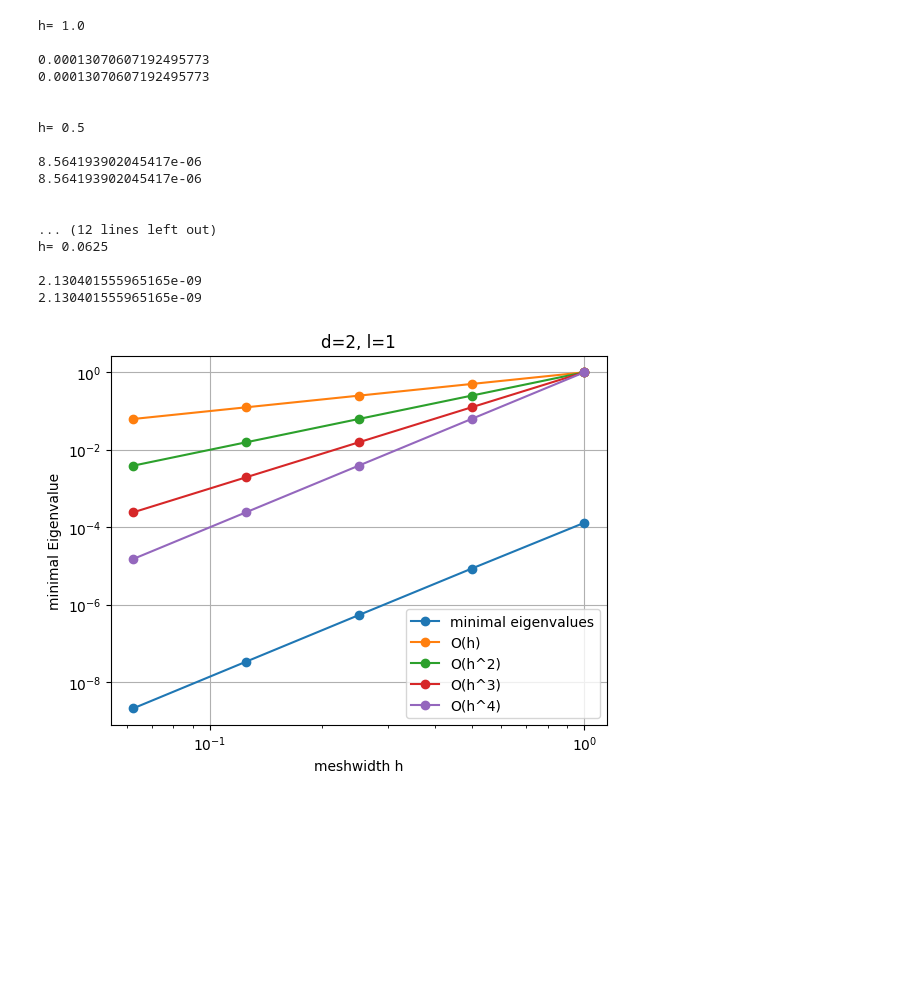
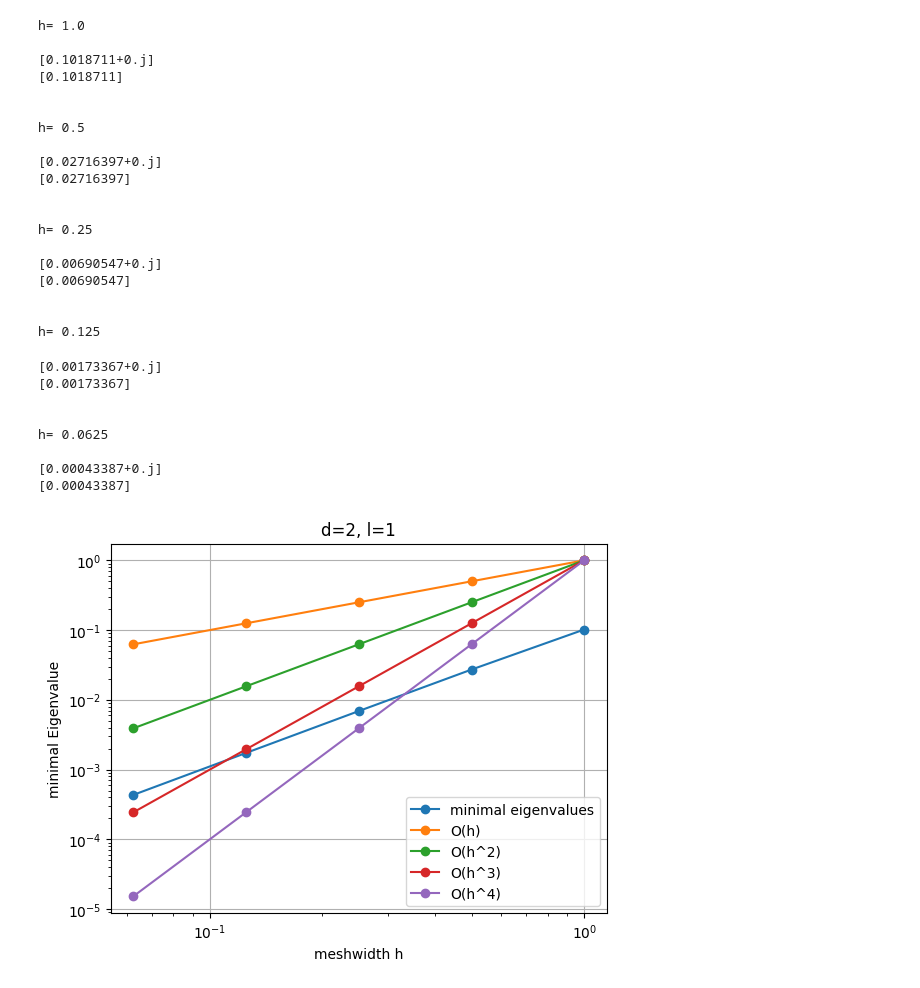
Before and after one commit to rschoenholze/stability-of-duality-pairings, a Jupyter notebook: jupyter files/d2l1_study.ipynb, the cells around one changed output. Saved outputs shown, nothing was run; the diff lists cells and outputs as text; code cells hidden in the pictures; blank space fills up the shorter version.

```diff
--- a/jupyter files/d2l1_study.ipynb
+++ b/jupyter files/d2l1_study.ipynb
@@ -20,8 +20,8 @@ for h in meshwidths:
 
     #set function space, for l=0 its normal lagrangian finite elements
     #need to compress to remove DOFs of unrefined mesh after refinement
-    H_h = Compress(HDiv(mesh, order = 1, RT=True)) # main function space
-    H_H = Compress(HDiv(mesh, order = 2, RT=True)) # high order Function space for Riesz representative
+    H_h = Compress(HDiv(mesh, order = 0, RT=True)) # main function space
+    H_H = Compress(HDiv(mesh, order = 1, RT=True)) # high order Function space for Riesz representative
 
     #choose w_h and set its values on the nodes
     # w = CoefficientFunction((sin(x),cos(y)))
@@ -38,8 +38,8 @@ for h in meshwidths:
     u_H = H_H.TrialFunction() # define the trial function
     v_H= H_H.TestFunction() # define the test function
 
-    m = BilinearForm(H_H) #define m with the L2 inner product on the high order space
-    m += u_H*v_H * dx
+    m = BilinearForm(H_h) #define m with the L2 inner product on the low order space
+    m += u_h*v_h * dx
     m.Assemble()
 
     a = BilinearForm(H_H) # define the Hdiv inner product on the high order space
@@ -47,24 +47,26 @@ for h in meshwidths:
     a += u_H*v_H * dx
     a.Assemble()
 
-
-    #embedding matrix t
+    #mass matrix with mixed basis functions
     a_mixed = BilinearForm(trialspace=H_h, testspace=H_H)
     a_mixed += u_h*v_H*dx
     a_mixed.Assemble()
 
-    a_dest = BilinearForm(H_H)
-    a_dest += u_H*v_H*dx
-    a_dest.Assemble()
+    #embedding matrix t
+    # a_dest = BilinearForm(H_H)
+    # a_dest += u_H*v_H*dx
+    # a_dest.Assemble()
 
-    t = a_dest.mat.Inverse() @ a_mixed.mat
+    # t = a_dest.mat.Inverse() @ a_mixed.mat
 
     #w_H is the high order embedding of w_h
     # w_H = GridFunction(H_H, name="w_H")
     # w_H.vec.data = t * w_h.vec
 
-    #compute riesz representative
+    #compute inverses
     a_inv = a.mat.Inverse(freedofs=H_H.FreeDofs())
+
+    m_inv = m.mat.Inverse(freedofs=H_h.FreeDofs())
 
     #solve for the riesz representative (f_H)
     # temp = f_H.vec.CreateVector()
@@ -88,55 +90,71 @@ for h in meshwidths:
     # f_H_norm = f_H.vec.InnerProduct(temp4)
     # print("H(div) norm of f_H, the riesz representative of w_h:", sqrt(f_H_norm)) #norm of the riesz representative
 
-    #b = t.T @ m.mat.T @ a_inv @ m.mat @ t
+    #faster, but might give problems
+    # m==m.t
+    b = c.mat.T @m_inv.T @ a_mixed.mat.T @ a_inv @ a_mixed.mat @ m_inv @ c.mat
+    B = b.ToDense().NumPy()
 
     C = c.mat.ToDense().NumPy()
-    M = m.mat.ToDense().NumPy()
-    A_inv = a_inv.ToDense().NumPy()
-    T = t.ToDense().NumPy()
 
-    #M == M.T
-    B = T.T @ M.T @ A_inv @ M @ T
+    #For dense calc in Numpy
+    # M = m.mat.ToDense().NumPy()
+    # A_inv = a_inv.ToDense().NumPy()
+    # T = t.ToDense().NumPy()
 
-    EV = sp.linalg.eigvalsh(B,C)
-    lam=min(EV)
-    print(lam)
-    lam_abs = np.abs(lam)
+    # #M == M.T
+    # B = T.T @ M.T @ A_inv @ M @ T
+
+    EV = sp.sparse.linalg.eigs(C, k=1, M=B, which='SM', return_eigenvectors=False)
+    print(EV)
+    lam_abs = np.abs(EV)
     print(lam_abs)
     minEV[k] = lam_abs
 
+    #iteration update
     k = k + 1
+    #uniformly refines mesh, halving meshwidth
     mesh.Refine()
     print("\n")
 
 fig, ax = plt.subplots()
 plt.grid(visible=True)
 plt.loglog(meshwidths,minEV, 'o-', label="minimal eigenvalues")
 plt.loglog(meshwidths,meshwidths,'o-', label="O(h)")
 plt.loglog(meshwidths,np.power(meshwidths,2),'o-', label="O(h^2)")
 plt.loglog(meshwidths,np.power(meshwidths,3),'o-', label="O(h^3)")
 plt.loglog(meshwidths,np.power(meshwidths,4),'o-', label="O(h^4)")
 plt.xlabel('meshwidth h')
 plt.ylabel('minimal Eigenvalue')
 plt.title('d=2, l=1')
 plt.legend()
 plt.show()
 # %% [output]
 h= 1.0
 
-0.00013070607192495773
-0.00013070607192495773
+[0.1018711+0.j]
+[0.1018711]
 
 
 h= 0.5
 
-8.564193902045417e-06
-8.564193902045417e-06
+[0.02716397+0.j]
+[0.02716397]
 
 
-... (12 lines left out)
-h= 0.0625
+h= 0.25
 
-2.130401555965165e-09
-2.130401555965165e-09
+[0.00690547+0.j]
+[0.00690547]
+
+
+h= 0.125
+[0.00173367+0.j]
+[0.00173367]
+
+
+h= 0.0625
+
+[0.00043387+0.j]
+[0.00043387]
-[figure, old version]
+[figure, new version]
```
Also changed, not shown: 6 other files.
